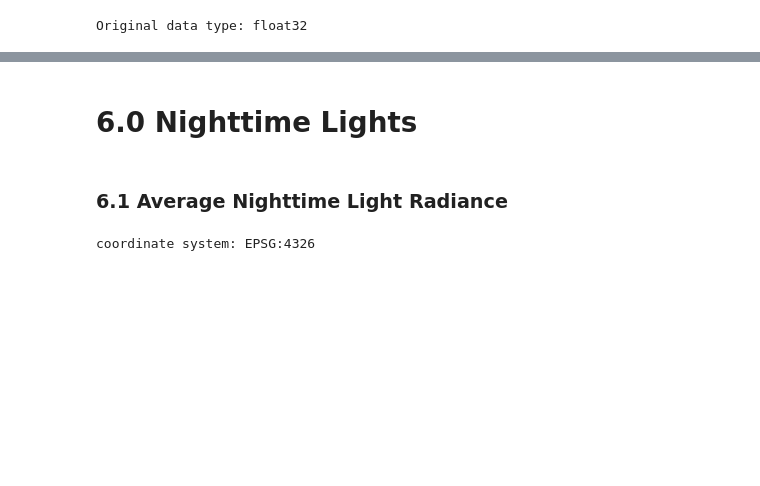
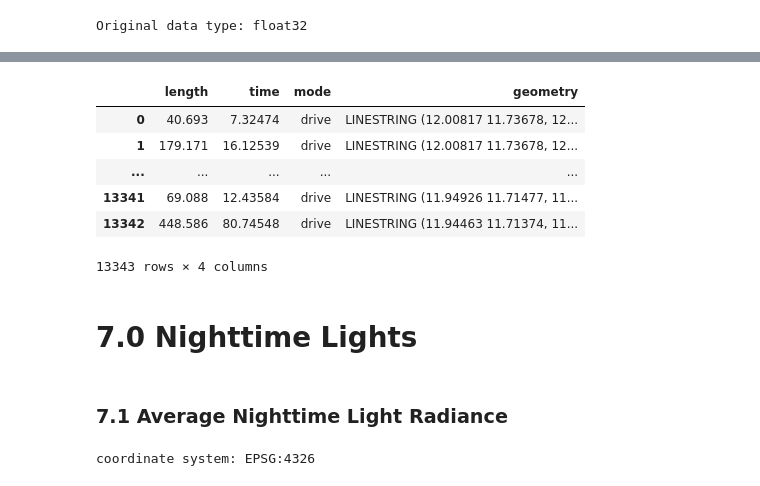
Before and after one commit to carolinecullinan/damaturu-nigeria-idp, a Jupyter notebook: notebooks/1-cgc-cleaning.ipynb, the cells around one changed output, grey strips where cells are left out. Saved outputs shown, nothing was run; the diff lists cells and outputs as text; code cells hidden in the pictures; blank space fills up the shorter version.

Commit message:
roads gpkg to geojson conversion

```diff
--- a/notebooks/1-cgc-cleaning.ipynb
+++ b/notebooks/1-cgc-cleaning.ipynb
@@ -471,0 +474,3 @@ Original data type: float32
+# %%
+# save Damaturu roads GCP .gpkg as variable
+damaturu_roads = gpd.read_file("data/interim/2024-12-nigeria-damaturu_02-process-output_spatial_damaturu_osm_roads.gpkg")
@@ -472,7 +496,19 @@ Original data type: float32
+# %%
+# gain insight into damaturu_roads
+with pd.option_context('display.max_rows', 5, 'display.max_columns', None):
+    display(damaturu_roads)
+# %% [output]
+|  | length | time | mode | geometry |
+| 0 | 40.693 | 7.32474 | drive | LINESTRING (12.00817 11.73678, 12... |
+| 1 | 179.171 | 16.12539 | drive | LINESTRING (12.00817 11.73678, 12... |
+| ... | ... | ... | ... | ... |
+| 13341 | 69.088 | 12.43584 | drive | LINESTRING (11.94926 11.71477, 11... |
+| 13342 | 448.586 | 80.74548 | drive | LINESTRING (11.94463 11.71374, 11... |
+13343 rows × 4 columns
 # %% [markdown]
-# 6.0 Nighttime Lights
+# 7.0 Nighttime Lights
 # %% [markdown]
-### 6.1 Average Nighttime Light Radiance
+### 7.1 Average Nighttime Light Radiance
 # %%
 # save Damaturu nighttime light GCP tif as variable
 damaturu_ntl = rasterio.open("data/interim/2024-12-nigeria-damaturu_02-process-output_spatial_damaturu_avg_rad_sum.tif")
```
Also changed, not shown: parts of 10 cells of this notebook, 2 other files.
